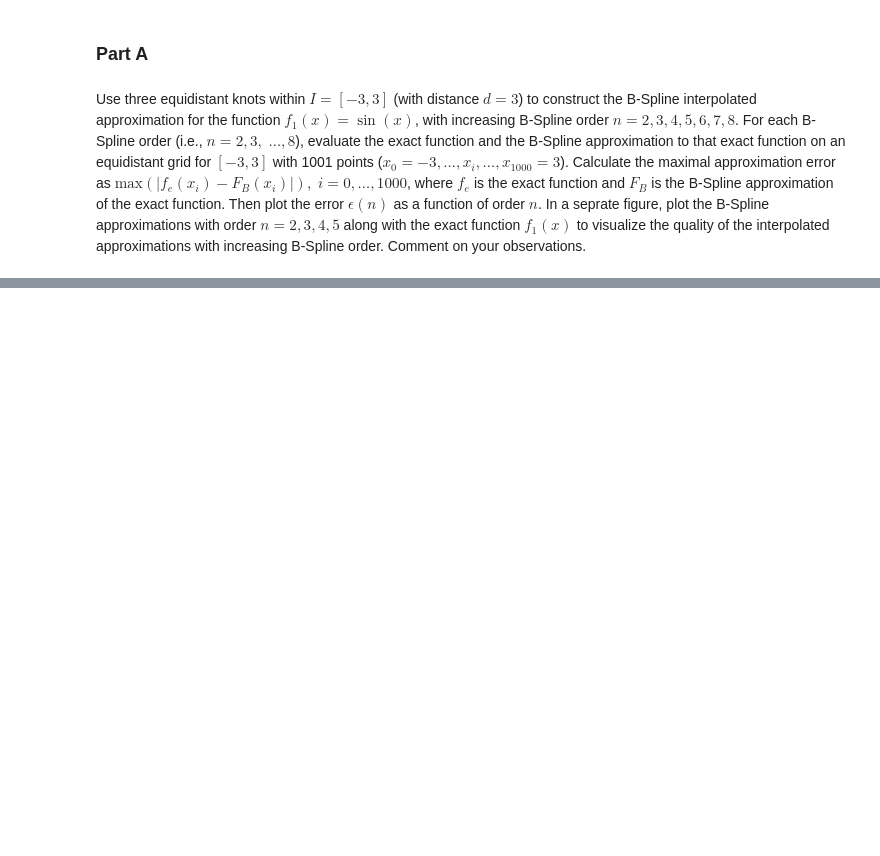
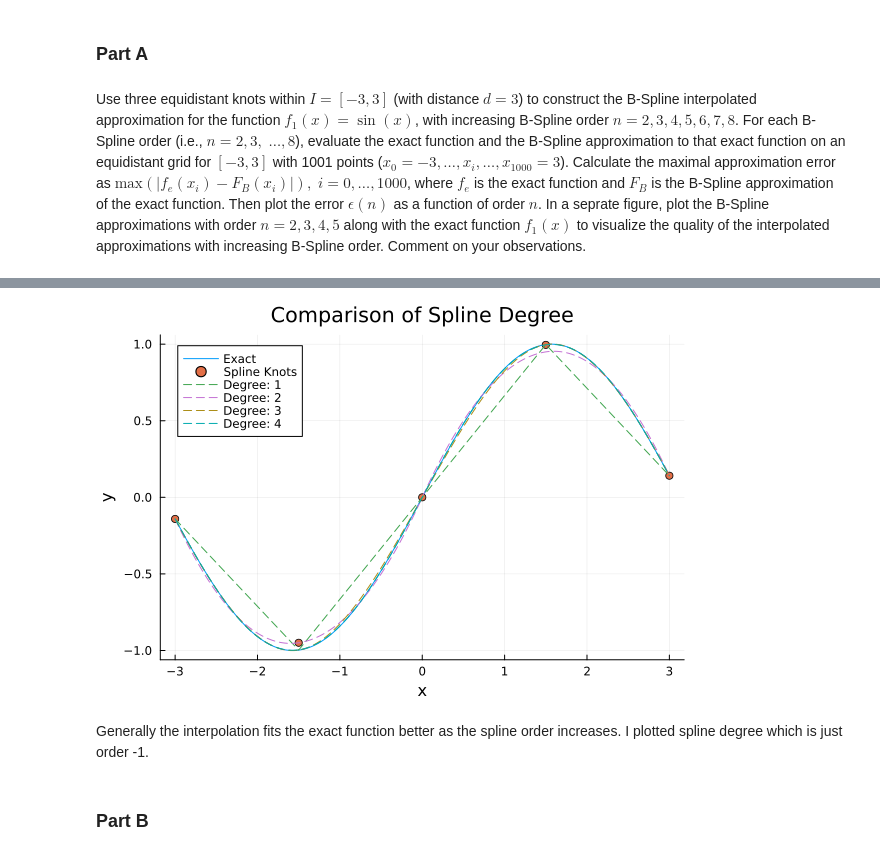
Before and after one commit to jacob-cunningham-ds/me2060, a Jupyter notebook: hw/hw2_code_cunningham.ipynb, the cells around one changed output, grey strips where cells are left out. Cells and saved outputs as stored; diff of their text form; code cells hidden in the pictures; blank space fills up the shorter version.

```diff
--- a/hw/hw2_code_cunningham.ipynb
+++ b/hw/hw2_code_cunningham.ipynb
@@ -412,0 +441,19 @@ plt.plot(x, f1.(x), label="Exact", linetyle=:dash, color=:black)
+# %%
+# Plot the results
+Plt.plot(x, f.(x), label="Exact")
+Plt.scatter!([i for i in spline_nodes], [spline_approx_.(i) for (spline_approx_, i) in zip(spline_approx, spline_nodes)],
+label="Spline Knots")
+Plt.plot!(x, spline_approx[1].(x), label="Degree: 1", linestyle=:dash)
+Plt.plot!(x, spline_approx[2].(x), label="Degree: 2", linestyle=:dash)
+Plt.plot!(x, spline_approx[3].(x), label="Degree: 3", linestyle=:dash)
+Plt.plot!(x, spline_approx[4].(x), label="Degree: 4", linestyle=:dash)
+
+Plt.title!("Comparison of Spline Degree")
+Plt.xlabel!("x")
+Plt.ylabel!("y")
+# %% [output]
+[figure, added]
+# %% [markdown]
+Generally the interpolation fits the exact function better as the spline order increases. I plotted spline degree which is just order -1.
+# %% [markdown]
+### Part B
```
Also changed, not shown: parts of 32 cells of this notebook, 2 other files.
